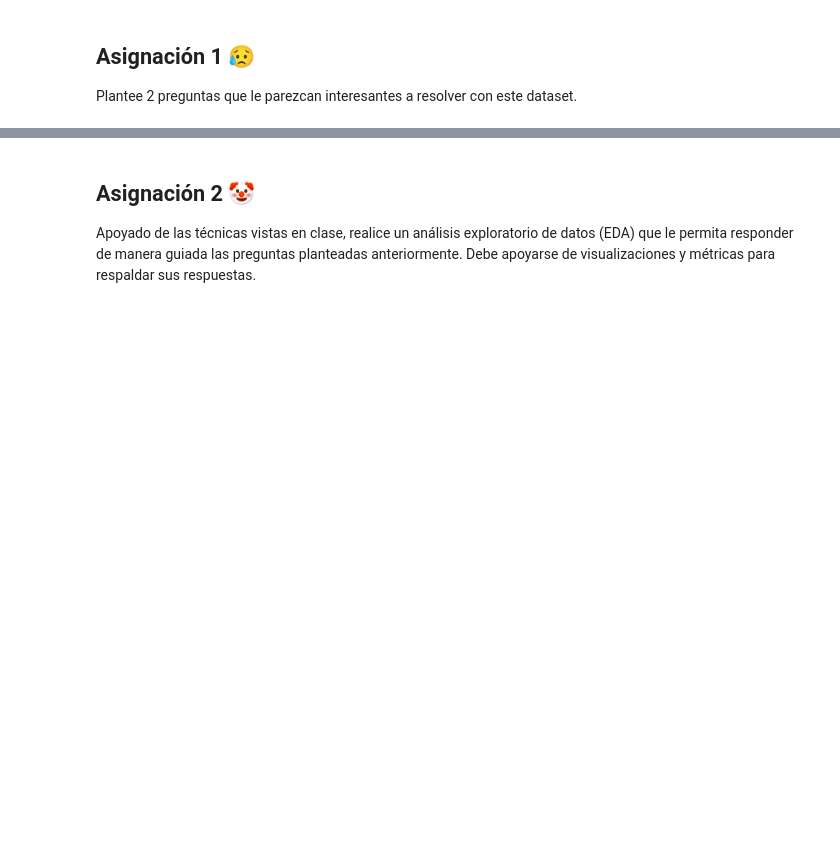
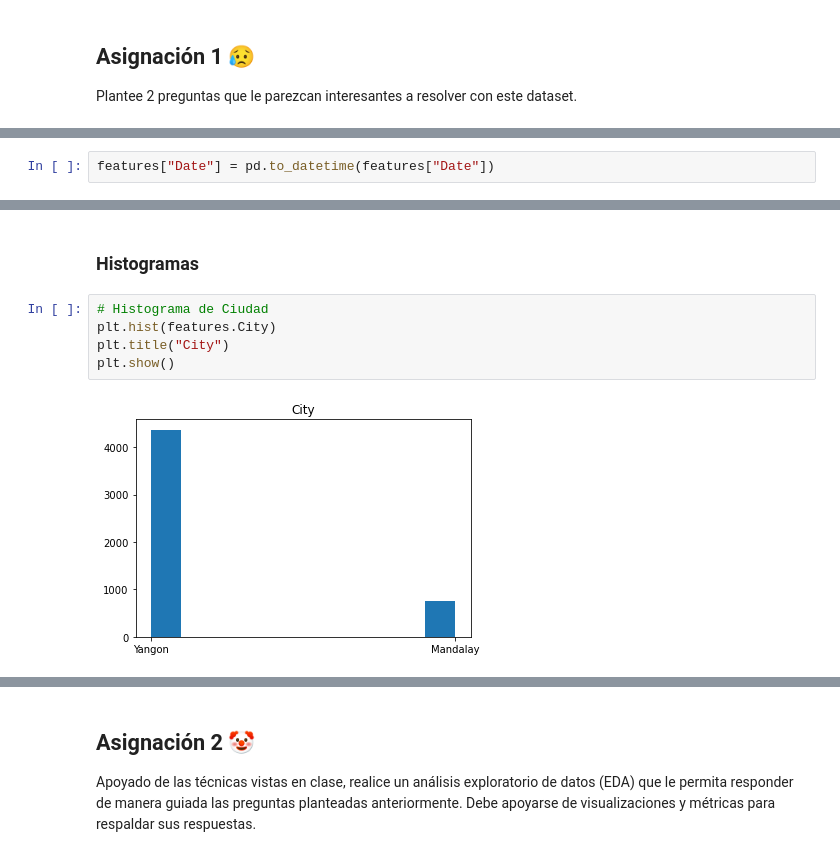
Before and after one commit to breko151/TIMES_SERIES_ANALYSIS, a Jupyter notebook: 4 - EDA en Series de Tiempo.ipynb, the cells around one changed output, grey strips where cells are left out. Saved outputs shown, nothing was run; the diff lists cells and outputs as text; blank space fills up the shorter version.

```diff
--- a/4 - EDA en Series de Tiempo.ipynb
+++ b/4 - EDA en Series de Tiempo.ipynb
@@ -98,0 +103,2 @@ Este dataset es parte de un proyecto para visualizar la calidad del aire de Myan
+# %%
+features["Date"] = pd.to_datetime(features["Date"])
@@ -98,0 +126,9 @@ Este dataset es parte de un proyecto para visualizar la calidad del aire de Myan
+# %% [markdown]
+### Histogramas
+# %%
+# Histograma de Ciudad
+plt.hist(features.City)
+plt.title("City")
+plt.show()
+# %% [output]
+[figure, added]
```
Also changed, not shown: parts of 22 cells of this notebook.
